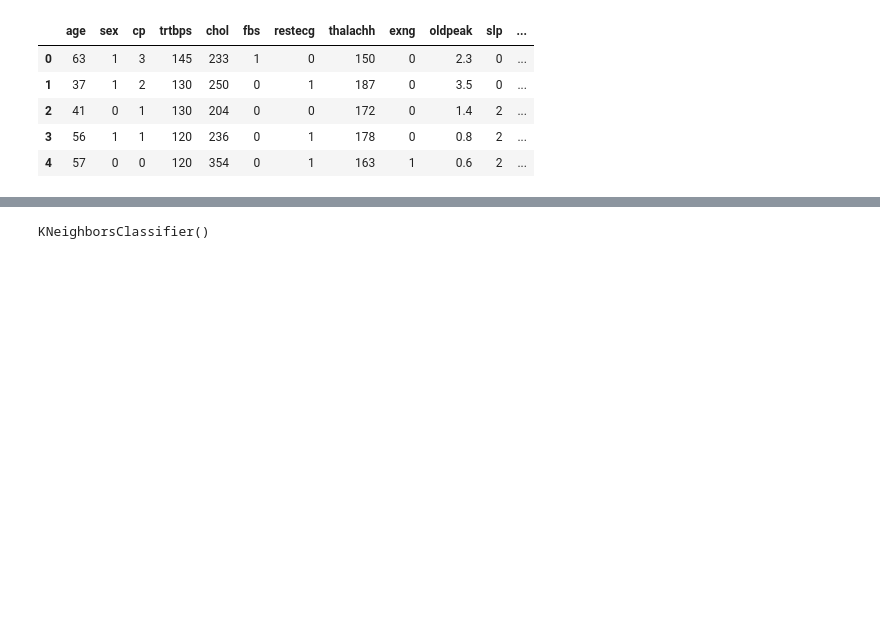
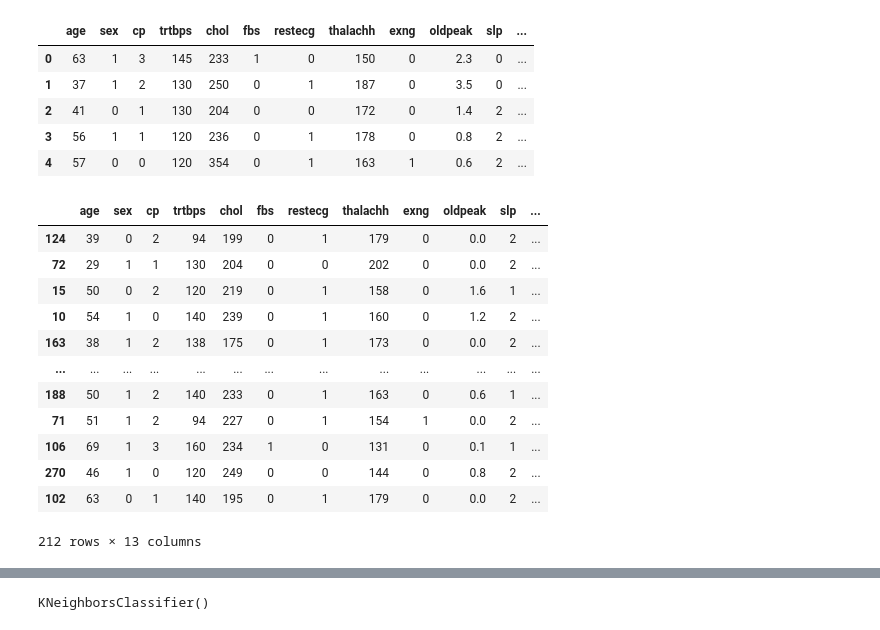
Before and after one commit to JanaEsther/PythonProDataScience, a Jupyter notebook: 05/lekce.ipynb, the cells around one changed output, grey strips where cells are left out. Cells and saved outputs as stored; diff of their text form; code cells hidden in the pictures; blank space fills up the shorter version.

```diff
--- a/05/lekce.ipynb
+++ b/05/lekce.ipynb
@@ -569,6 +573,22 @@ data.head()
 | 2 | 41 | 0 | 1 | 130 | 204 | 0 | 0 | 172 | 0 | 1.4 | 2 | ... |
 | 3 | 56 | 1 | 1 | 120 | 236 | 0 | 1 | 178 | 0 | 0.8 | 2 | ... |
 | 4 | 57 | 0 | 0 | 120 | 354 | 0 | 1 | 163 | 1 | 0.6 | 2 | ... |
+# %%
+X_train
+# %% [output]
+|  | age | sex | cp | trtbps | chol | fbs | restecg | thalachh | exng | oldpeak | slp | ... |
+| 124 | 39 | 0 | 2 | 94 | 199 | 0 | 1 | 179 | 0 | 0.0 | 2 | ... |
+| 72 | 29 | 1 | 1 | 130 | 204 | 0 | 0 | 202 | 0 | 0.0 | 2 | ... |
+| 15 | 50 | 0 | 2 | 120 | 219 | 0 | 1 | 158 | 0 | 1.6 | 1 | ... |
+| 10 | 54 | 1 | 0 | 140 | 239 | 0 | 1 | 160 | 0 | 1.2 | 2 | ... |
+| 163 | 38 | 1 | 2 | 138 | 175 | 0 | 1 | 173 | 0 | 0.0 | 2 | ... |
+| ... | ... | ... | ... | ... | ... | ... | ... | ... | ... | ... | ... | ... |
+| 188 | 50 | 1 | 2 | 140 | 233 | 0 | 1 | 163 | 0 | 0.6 | 1 | ... |
+| 71 | 51 | 1 | 2 | 94 | 227 | 0 | 1 | 154 | 1 | 0.0 | 2 | ... |
+| 106 | 69 | 1 | 3 | 160 | 234 | 1 | 0 | 131 | 0 | 0.1 | 1 | ... |
+| 270 | 46 | 1 | 0 | 120 | 249 | 0 | 0 | 144 | 0 | 0.8 | 2 | ... |
+| 102 | 63 | 0 | 1 | 140 | 195 | 0 | 1 | 179 | 0 | 0.0 | 2 | ... |
+212 rows × 13 columns
 # %%
 scaler = StandardScaler()
 X_train = scaler.fit_transform(X_train)
```
Also changed, not shown: parts of 4 cells of this notebook, 10 other files.
